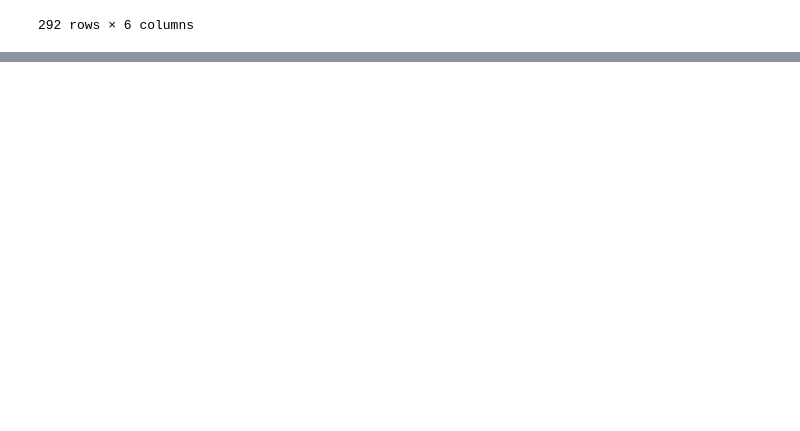
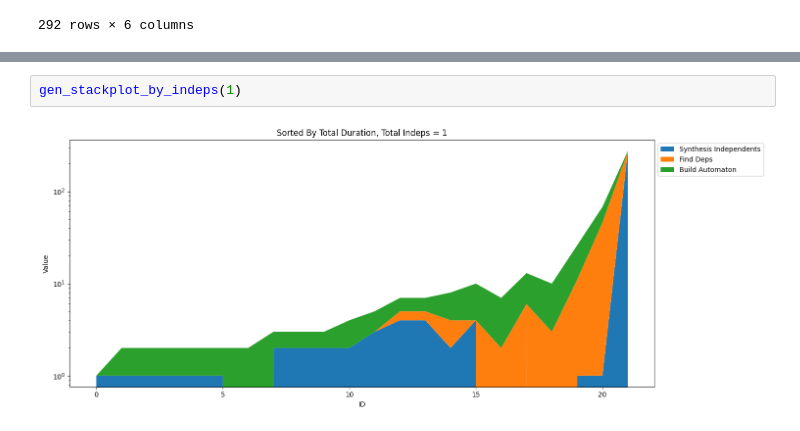
Before and after one commit to eliyaoo32/DepSynt, a Jupyter notebook: scripts/visualization.ipynb, the cells around one changed output, grey strips where cells are left out. Drawn from its saved outputs; the diff is of its cells as text; blank space fills up the shorter version.

```diff
--- a/scripts/visualization.ipynb
+++ b/scripts/visualization.ipynb
@@ -173,0 +216,4 @@ gen_stackplot(should_include_row, title, sort_by=sort_by)
+# %%
+gen_stackplot_by_indeps(1)
+# %% [output]
+[figure, added]
```
Also changed, not shown: parts of 10 cells of this notebook, 1 other file.
